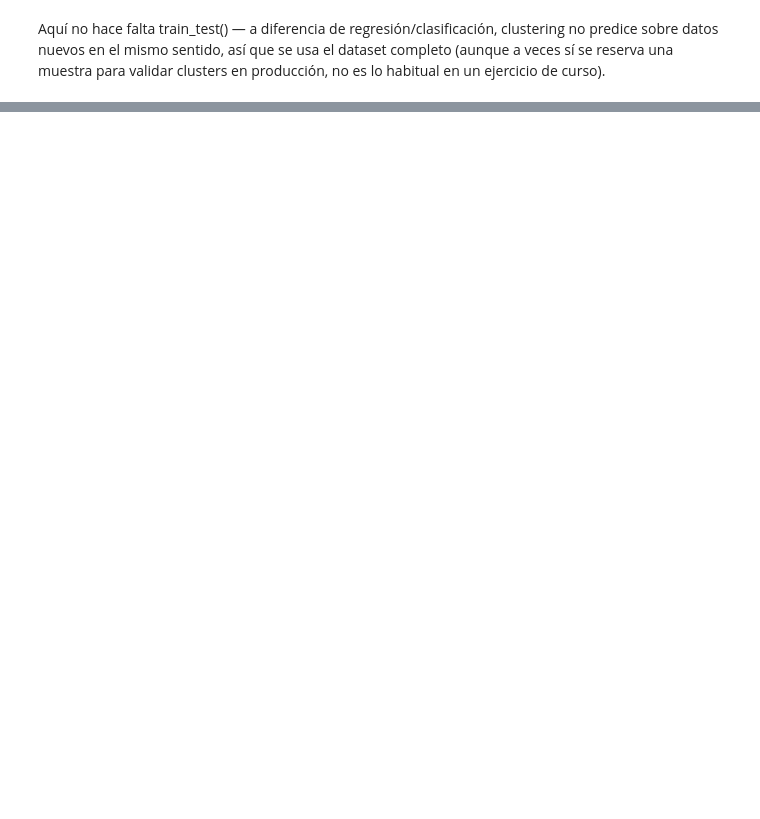
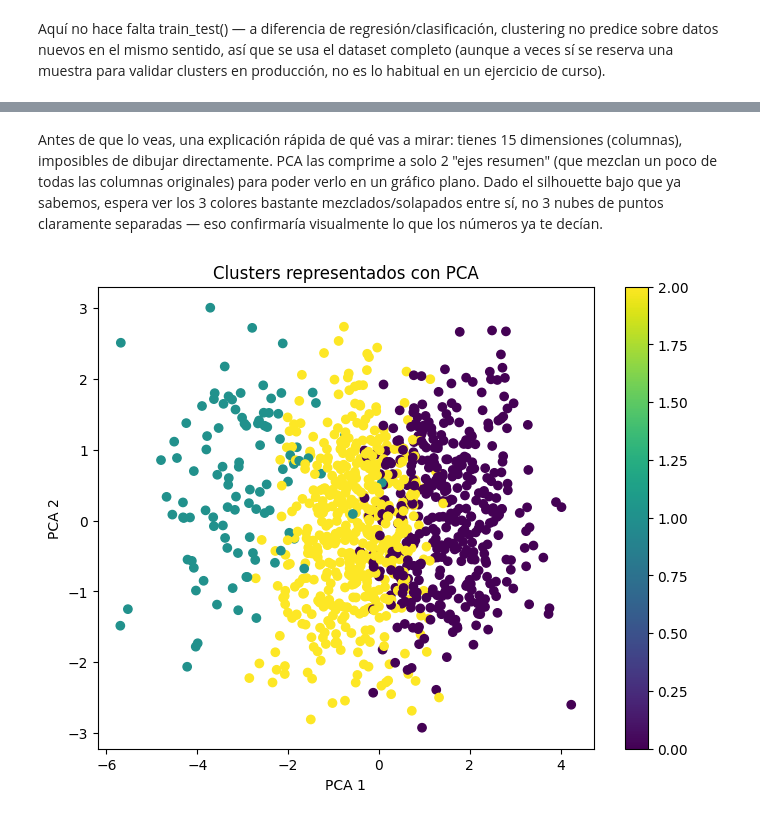
Before and after one commit to FM-Luque/5.DataProyect_Machine_Learning, a Jupyter notebook: notebooks/07_clustering.ipynb, the cells around one changed output, grey strips where cells are left out. Saved outputs shown, nothing was run; the diff lists cells and outputs as text; code cells hidden in the pictures; blank space fills up the shorter version.

```diff
--- a/notebooks/07_clustering.ipynb
+++ b/notebooks/07_clustering.ipynb
@@ -47,0 +112,2 @@ Aquí no hace falta train_test() — a diferencia de regresión/clasificación,
+# %%
+modelo_km, labels = cl.entrenar_kmeans(X_cluster, n_clusters=3)
@@ -47,0 +128,6 @@ Aquí no hace falta train_test() — a diferencia de regresión/clasificación,
+# %% [markdown]
+Antes de que lo veas, una explicación rápida de qué vas a mirar: tienes 15 dimensiones (columnas), imposibles de dibujar directamente. PCA las comprime a solo 2 "ejes resumen" (que mezclan un poco de todas las columnas originales) para poder verlo en un gráfico plano. Dado el silhouette bajo que ya sabemos, espera ver los 3 colores bastante mezclados/solapados entre sí, no 3 nubes de puntos claramente separadas — eso confirmaría visualmente lo que los números ya te decían.
+# %%
+cl.visualizar_clusters_pca(X_cluster, labels)
+# %% [output]
+[figure, added]
```
Also changed, not shown: parts of 57 cells of this notebook.
